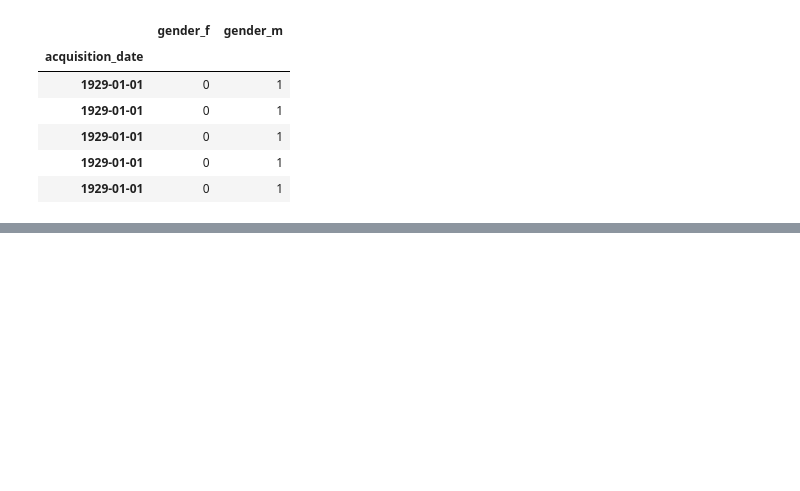
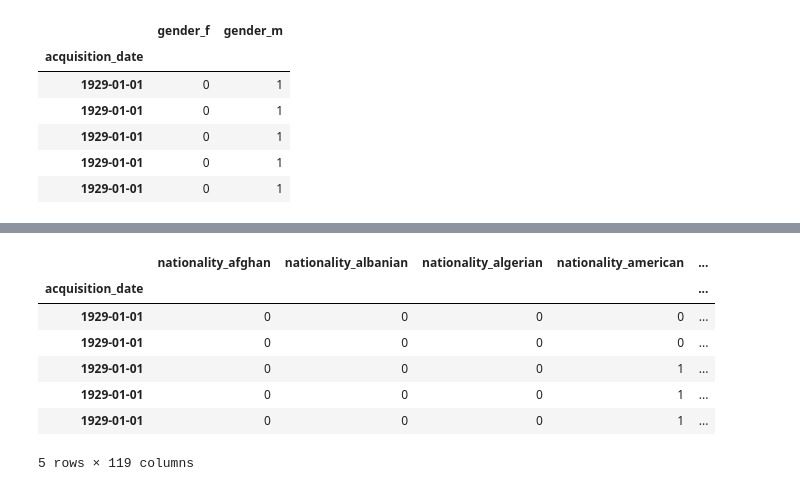
Before and after one commit to energyjs/moma, a Jupyter notebook: analysis.ipynb, the cells around one changed output, grey strips where cells are left out. Cells and saved outputs as stored; diff of their text form; code cells hidden in the pictures; blank space fills up the shorter version.

```diff
--- a/analysis.ipynb
+++ b/analysis.ipynb
@@ -94,0 +105,4 @@ gender_by_acquisition_year.plot(figsize=(12,8))
+# %%
+nationality_by_acquisition_year = \
+    df[['acquisition_date', 'nationality']]\
+        .sort_values(by='acquisition_date')
@@ -94,0 +120,11 @@ gender_by_acquisition_year.plot(figsize=(12,8))
+# %%
+nationality_by_acquisition_year.head()
+# %% [output]
+|  | nationality_afghan | nationality_albanian | nationality_algerian | nationality_american | ... |
+| acquisition_date |  |  |  |  | ... |
+| 1929-01-01 | 0 | 0 | 0 | 0 | ... |
+| 1929-01-01 | 0 | 0 | 0 | 0 | ... |
+| 1929-01-01 | 0 | 0 | 0 | 1 | ... |
+| 1929-01-01 | 0 | 0 | 0 | 1 | ... |
+| 1929-01-01 | 0 | 0 | 0 | 1 | ... |
+5 rows × 119 columns
```
Also changed, not shown: parts of 10 cells of this notebook.
